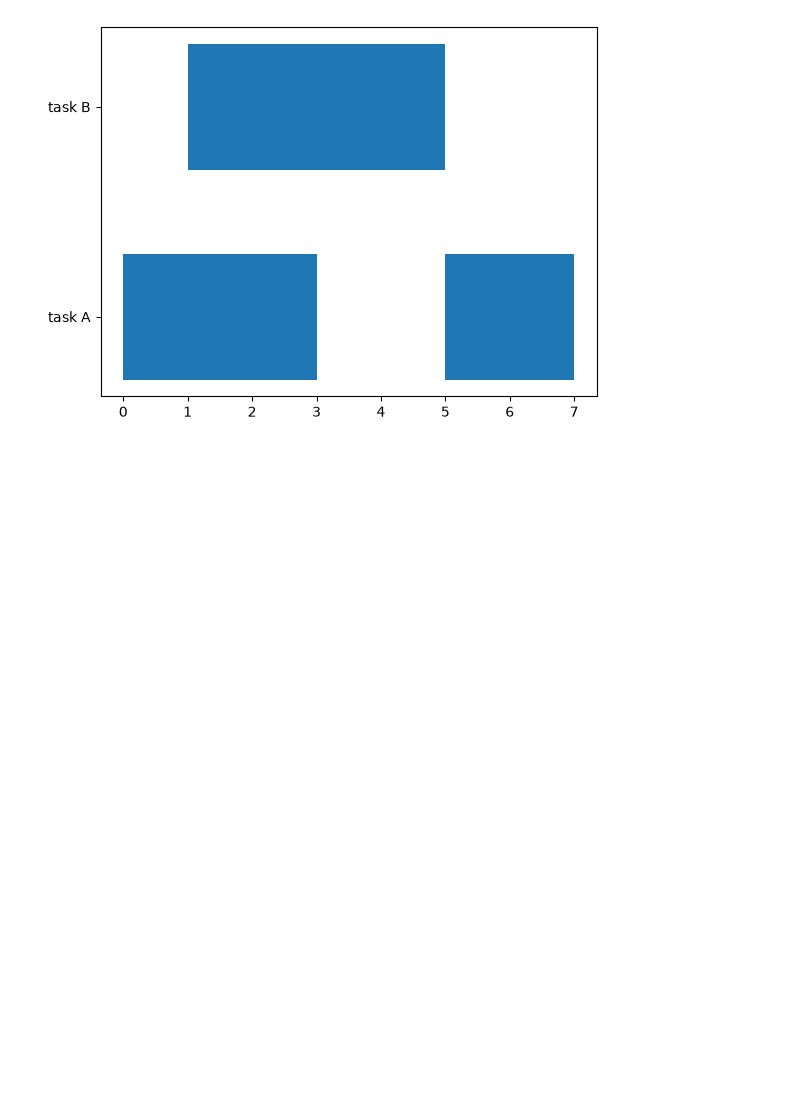
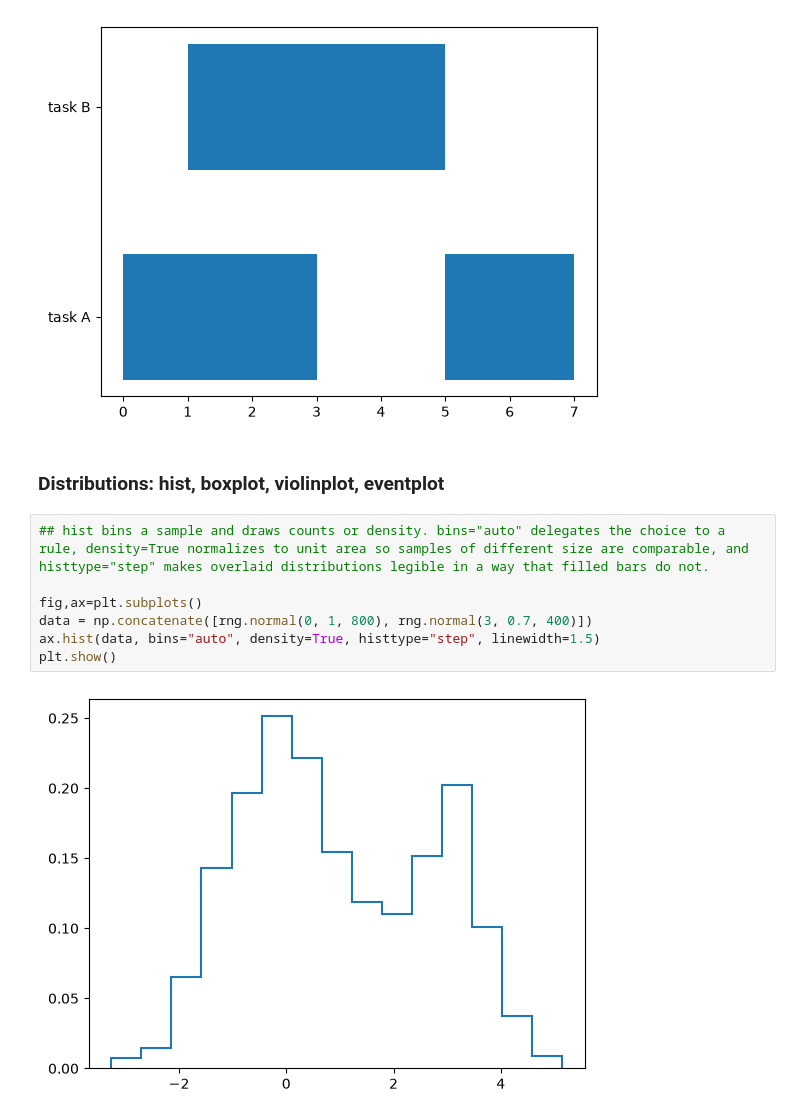
Before and after one commit to ImadElMaftouhi/Machine-learning, a Jupyter notebook: fundamentals/matplotlib/note.ipynb, the cells around one changed output. Saved outputs shown, nothing was run; the diff lists cells and outputs as text; blank space fills up the shorter version.

Commit message:
added notes on histogram,cumulative distribution plot and boxplot

```diff
--- a/fundamentals/matplotlib/note.ipynb
+++ b/fundamentals/matplotlib/note.ipynb
@@ -357,3 +357,14 @@ ax.set_yticks(range(len(intervals)), [n for n, _ in intervals])
 [<matplotlib.axis.YTick at 0x...>,
  <matplotlib.axis.YTick at 0x...>]
 [figure]
+# %% [markdown]
+### Distributions: hist, boxplot, violinplot, eventplot
+# %%
+## hist bins a sample and draws counts or density. bins="auto" delegates the choice to a rule, density=True normalizes to unit area so samples of different size are comparable, and histtype="step" makes overlaid distributions legible in a way that filled bars do not.
+
+fig,ax=plt.subplots()
+data = np.concatenate([rng.normal(0, 1, 800), rng.normal(3, 0.7, 400)])
+ax.hist(data, bins="auto", density=True, histtype="step", linewidth=1.5)
+plt.show()
+# %% [output]
+[figure, added]
```
Also changed, not shown: parts of 2 cells of this notebook.
